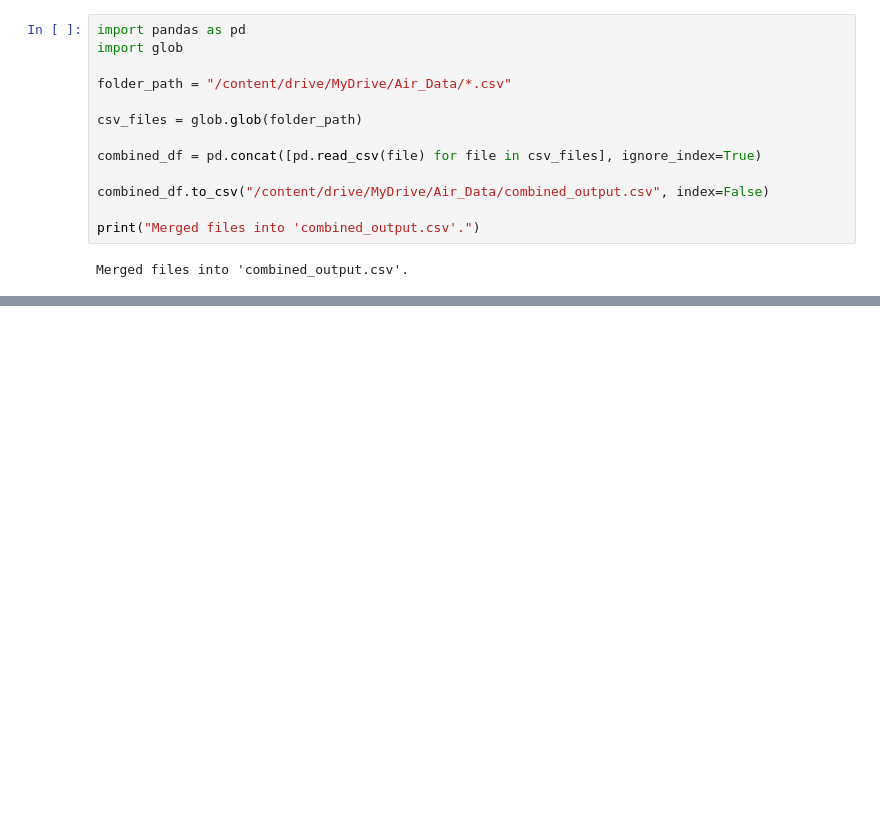
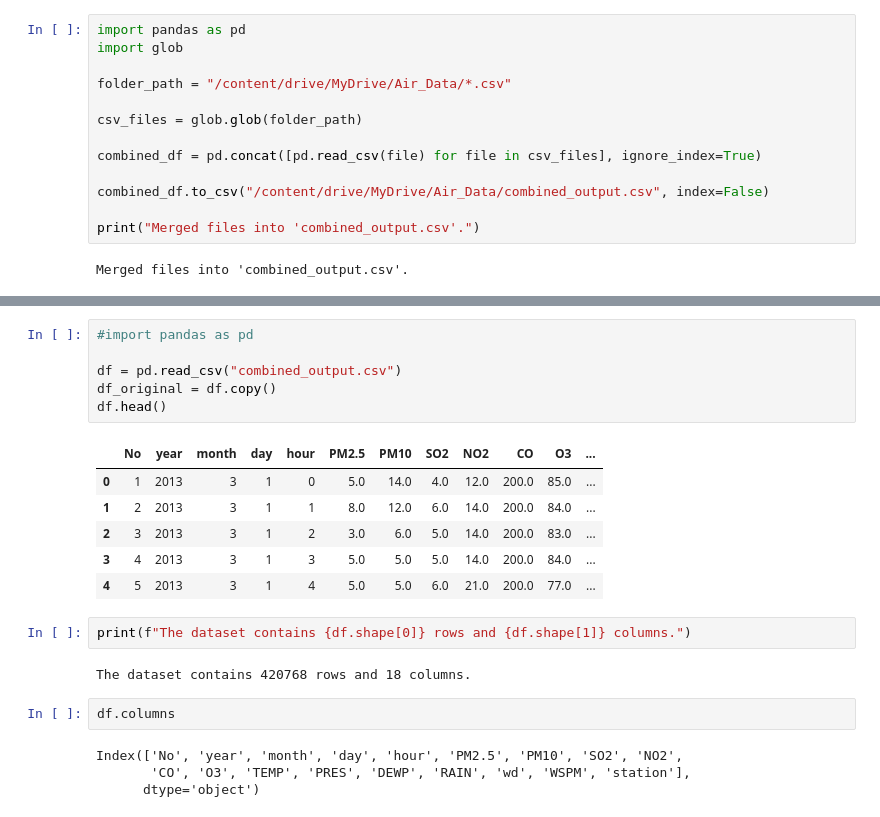
Before and after one commit to crogers-cardiffmet/Data-Analysis, a Jupyter notebook: PRAC1.ipynb, the cells around one changed output, grey strips where cells are left out. Cells and saved outputs as stored; diff of their text form; blank space fills up the shorter version.

```diff
--- a/PRAC1.ipynb
+++ b/PRAC1.ipynb
@@ -36,0 +49,23 @@ Merged files into 'combined_output.csv'.
+# %%
+#import pandas as pd
+
+df = pd.read_csv("combined_output.csv")
+df_original = df.copy()
+df.head()
+# %% [output]
+|  | No | year | month | day | hour | PM2.5 | PM10 | SO2 | NO2 | CO | O3 | ... |
+| 0 | 1 | 2013 | 3 | 1 | 0 | 5.0 | 14.0 | 4.0 | 12.0 | 200.0 | 85.0 | ... |
+| 1 | 2 | 2013 | 3 | 1 | 1 | 8.0 | 12.0 | 6.0 | 14.0 | 200.0 | 84.0 | ... |
+| 2 | 3 | 2013 | 3 | 1 | 2 | 3.0 | 6.0 | 5.0 | 14.0 | 200.0 | 83.0 | ... |
+| 3 | 4 | 2013 | 3 | 1 | 3 | 5.0 | 5.0 | 5.0 | 14.0 | 200.0 | 84.0 | ... |
+| 4 | 5 | 2013 | 3 | 1 | 4 | 5.0 | 5.0 | 6.0 | 21.0 | 200.0 | 77.0 | ... |
+# %%
+print(f"The dataset contains {df.shape[0]} rows and {df.shape[1]} columns.")
+# %% [output]
+The dataset contains 420768 rows and 18 columns.
+# %%
+df.columns
+# %% [output]
+Index(['No', 'year', 'month', 'day', 'hour', 'PM2.5', 'PM10', 'SO2', 'NO2',
+       'CO', 'O3', 'TEMP', 'PRES', 'DEWP', 'RAIN', 'wd', 'WSPM', 'station'],
+      dtype='object')
```
Also changed, not shown: parts of 9 cells of this notebook.
